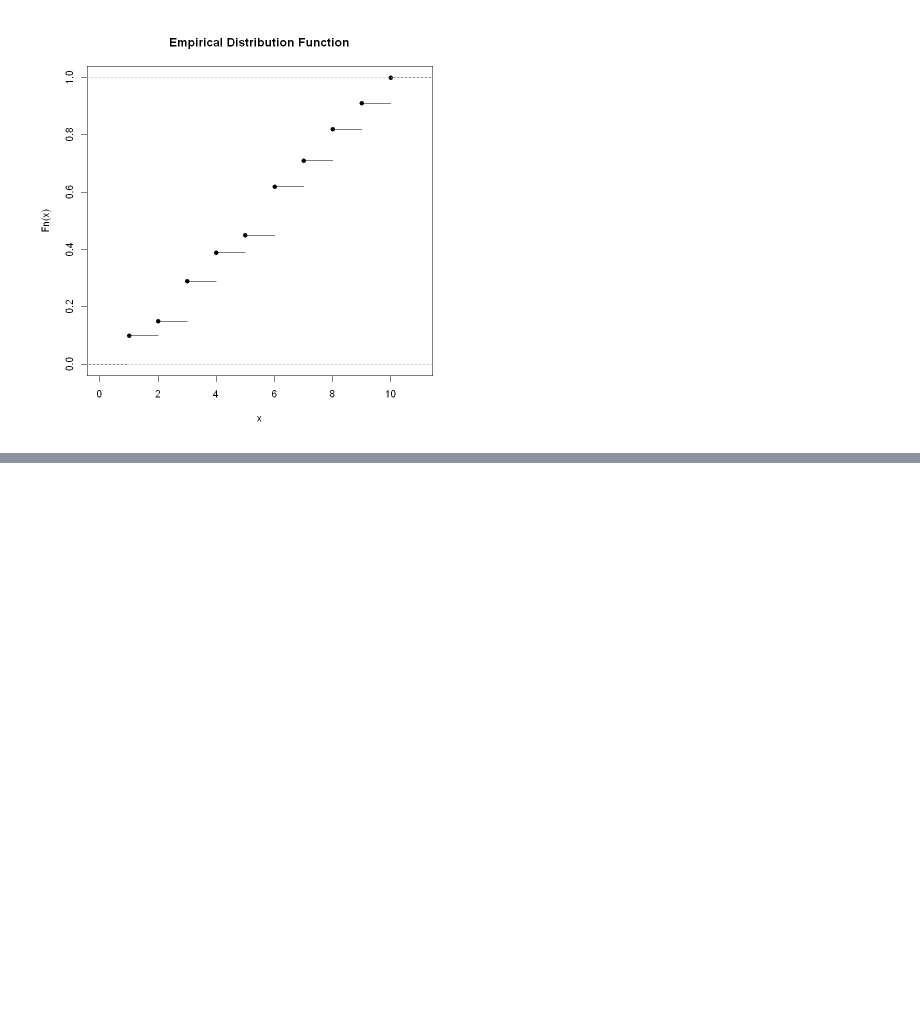
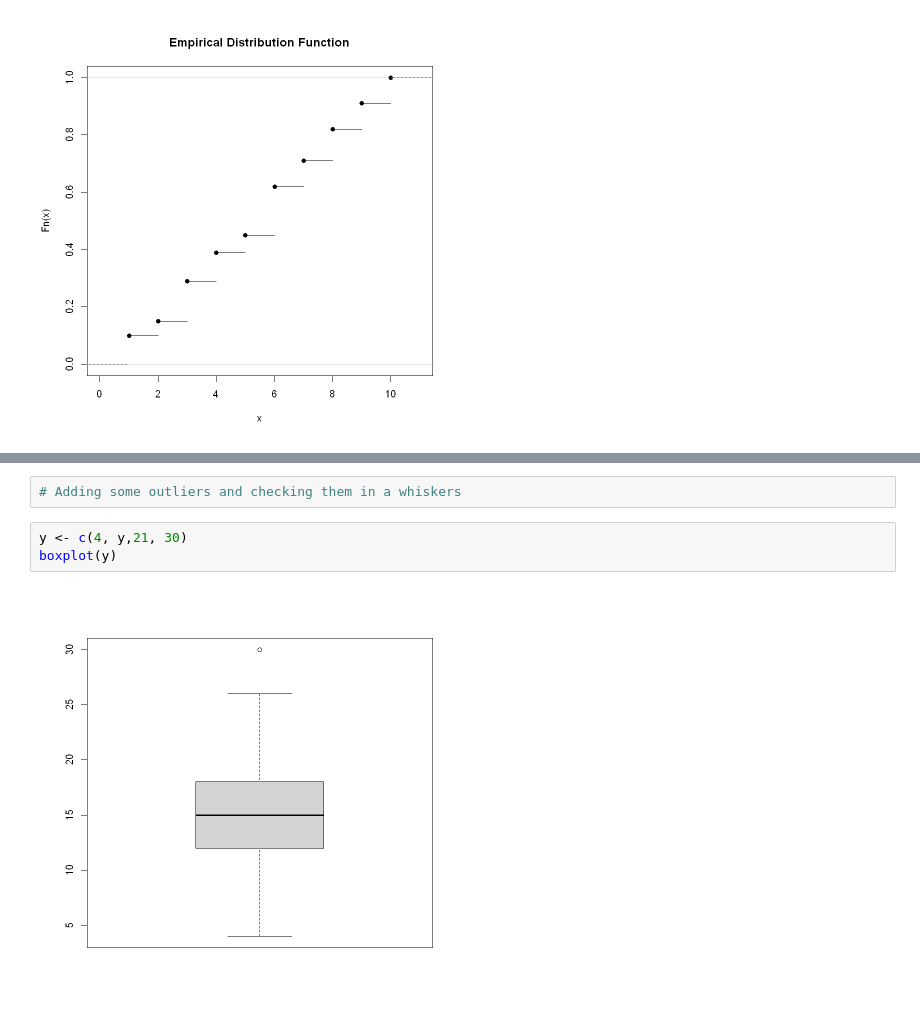
Before and after one commit to up202500848/madsad2025_public, a Jupyter notebook: EA/class_01/class_01_discrete_variables.ipynb, the cells around one changed output, grey strips where cells are left out. Cells and saved outputs as stored; diff of their text form; blank space fills up the shorter version.

```diff
--- a/EA/class_01_discrete_variables.ipynb
+++ b/EA/class_01/class_01_discrete_variables.ipynb
@@ -92,0 +123,7 @@ plot.ecdf(x, main = "Empirical Distribution Function")
+# %%
+# Adding some outliers and checking them in a whiskers
+# %%
+y <- c(4, y,21, 30)
+boxplot(y)
+# %% [output]
+[figure, added]
```
Also changed, not shown: parts of 1 cell of this notebook, 27 other files.
